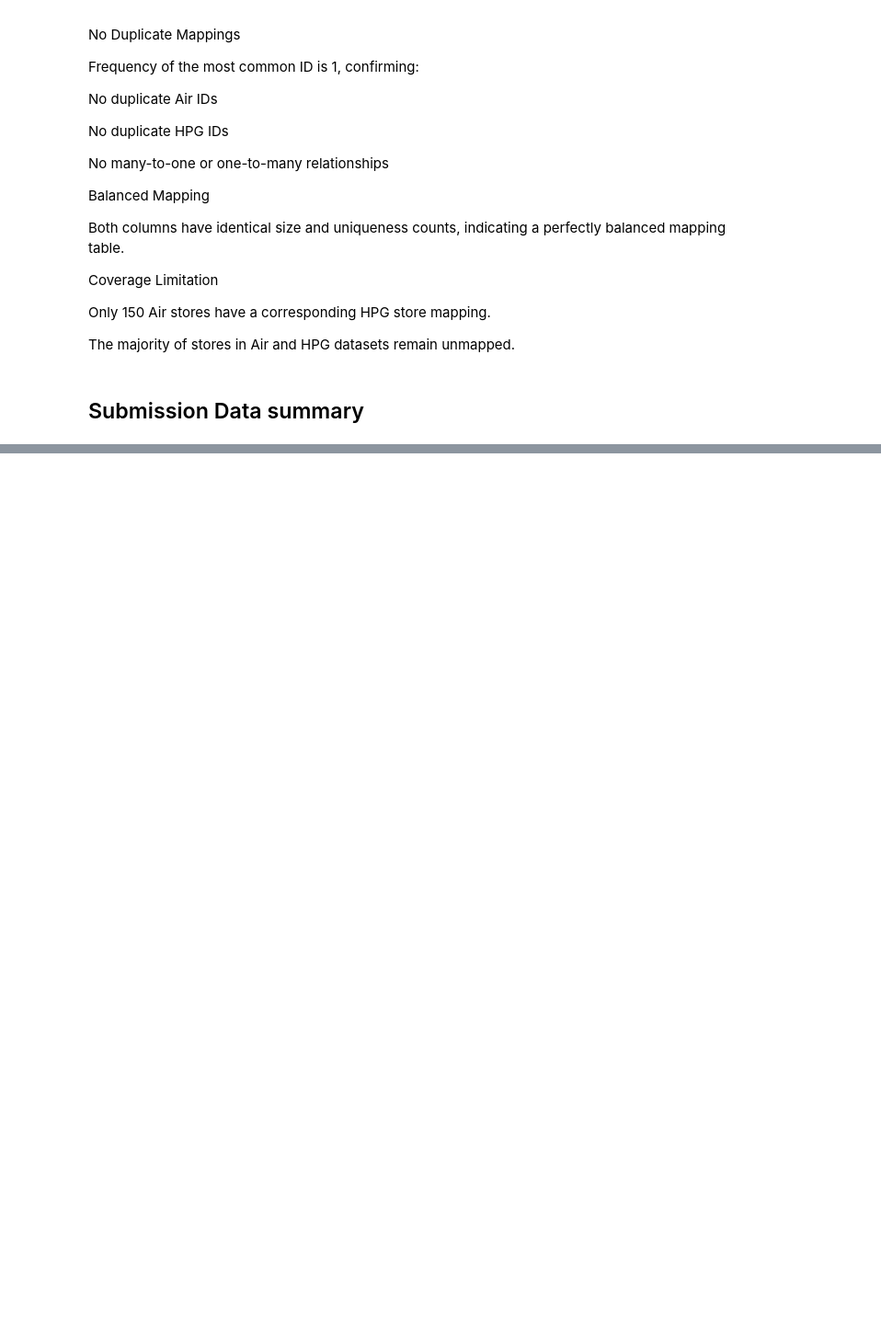
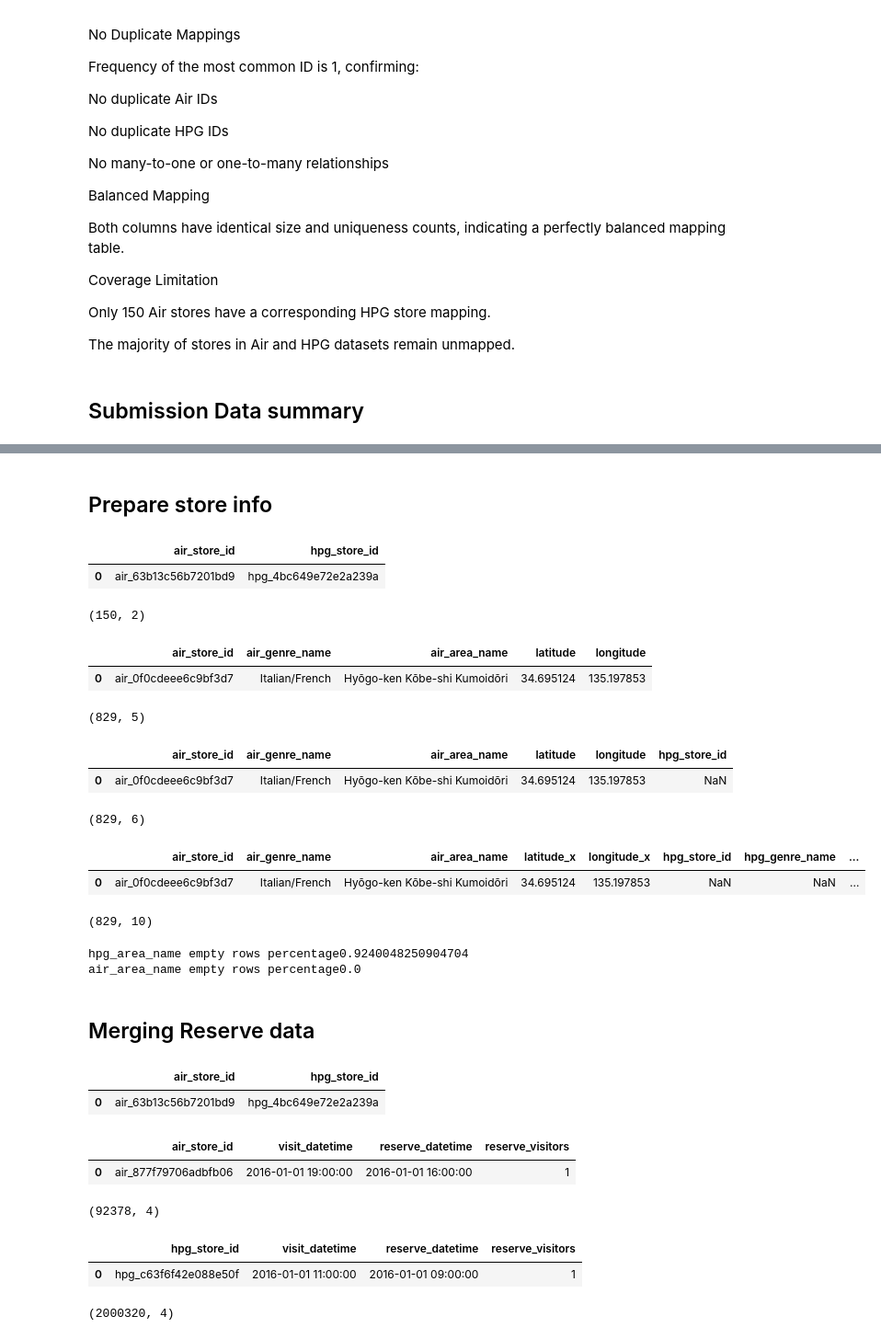
Before and after one commit to prasadPattuvamVeedu/Restaurent_visitor_forecating, a Jupyter notebook: resturent_visitor.ipynb, the cells around one changed output, grey strips where cells are left out. Shown at 92% size. Saved outputs shown, nothing was run; the diff lists cells and outputs as text; code cells hidden in the pictures; blank space fills up the shorter version.

Commit message:
data preprocessing

```diff
--- a/resturent_visitor.ipynb
+++ b/resturent_visitor.ipynb
@@ -738,0 +816,42 @@ The majority of stores in Air and HPG datasets remain unmapped.
+# %% [markdown]
+<H2>Prepare store info</H2>
+# %%
+store_id_relation_df.head(1)
+# %% [output]
+|  | air_store_id | hpg_store_id |
+| 0 | air_63b13c56b7201bd9 | hpg_4bc649e72e2a239a |
+# %%
+store_id_relation_df.shape
+# %% [output]
+(150, 2)
+# %%
+air_store_df.head(1)
+# %% [output]
+|  | air_store_id | air_genre_name | air_area_name | latitude | longitude |
+| 0 | air_0f0cdeee6c9bf3d7 | Italian/French | Hyōgo-ken Kōbe-shi Kumoidōri | 34.695124 | 135.197853 |
+# %%
+air_store_df.shape
+# %% [output]
+(829, 5)
+# %%
+# merging with air_store_df with store_id_relation
+stores_df=pd.merge(left=air_store_df,right=store_id_relation_df,on='air_store_id',how='left')
+stores_df.head(1)
+# %% [output]
+|  | air_store_id | air_genre_name | air_area_name | latitude | longitude | hpg_store_id |
+| 0 | air_0f0cdeee6c9bf3d7 | Italian/French | Hyōgo-ken Kōbe-shi Kumoidōri | 34.695124 | 135.197853 | NaN |
+# %%
+stores_df.shape
+# %% [output]
+(829, 6)
+# %%
+stores_df = pd.merge(left=stores_df,right=hpg_store_info_df,how='left',on='hpg_store_id')
+# %%
+stores_df.head(1)
+# %% [output]
+|  | air_store_id | air_genre_name | air_area_name | latitude_x | longitude_x | hpg_store_id | hpg_genre_name | ... |
+| 0 | air_0f0cdeee6c9bf3d7 | Italian/French | Hyōgo-ken Kōbe-shi Kumoidōri | 34.695124 | 135.197853 | NaN | NaN | ... |
+# %%
+stores_df.shape
+# %% [output]
+(829, 10)
@@ -738,0 +864,31 @@ The majority of stores in Air and HPG datasets remain unmapped.
+# %%
+print(f"hpg_area_name empty rows percentage{stores_df['hpg_area_name'].isnull().sum()/len(stores_df)}")
+print(f"air_area_name empty rows percentage{stores_df['air_area_name'].isnull().sum()/len(stores_df)}")
+# %% [output]
+hpg_area_name empty rows percentage0.9240048250904704
+air_area_name empty rows percentage0.0
+# %% [markdown]
+<h2>Merging Reserve data</h2>
+# %%
+store_id_relation_df.head(1)
+# %% [output]
+|  | air_store_id | hpg_store_id |
+| 0 | air_63b13c56b7201bd9 | hpg_4bc649e72e2a239a |
+# %%
+air_reserve_df.head(1)
+# %% [output]
+|  | air_store_id | visit_datetime | reserve_datetime | reserve_visitors |
+| 0 | air_877f79706adbfb06 | 2016-01-01 19:00:00 | 2016-01-01 16:00:00 | 1 |
+# %%
+air_reserve_df.shape
+# %% [output]
+(92378, 4)
+# %%
+hpg_reserve_df.head(1)
+# %% [output]
+|  | hpg_store_id | visit_datetime | reserve_datetime | reserve_visitors |
+| 0 | hpg_c63f6f42e088e50f | 2016-01-01 11:00:00 | 2016-01-01 09:00:00 | 1 |
+# %%
+hpg_reserve_df.shape
+# %% [output]
+(2000320, 4)
```
Also changed, not shown: parts of 19 cells of this notebook.
